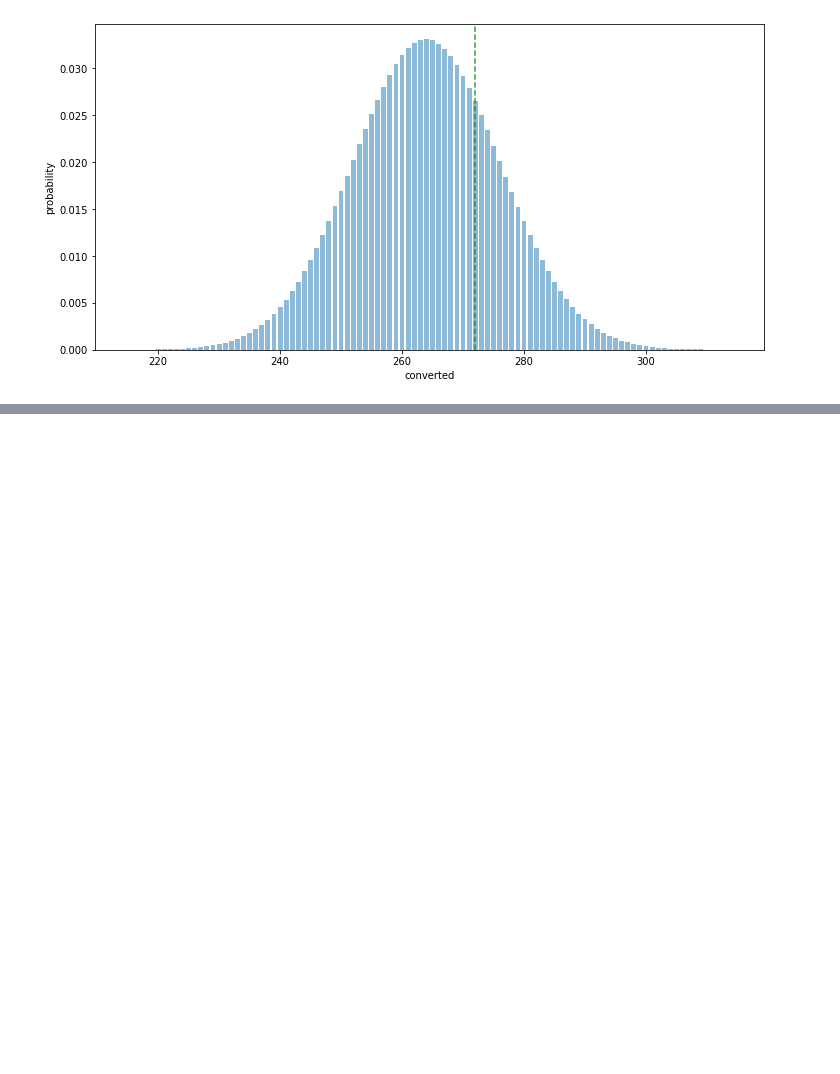
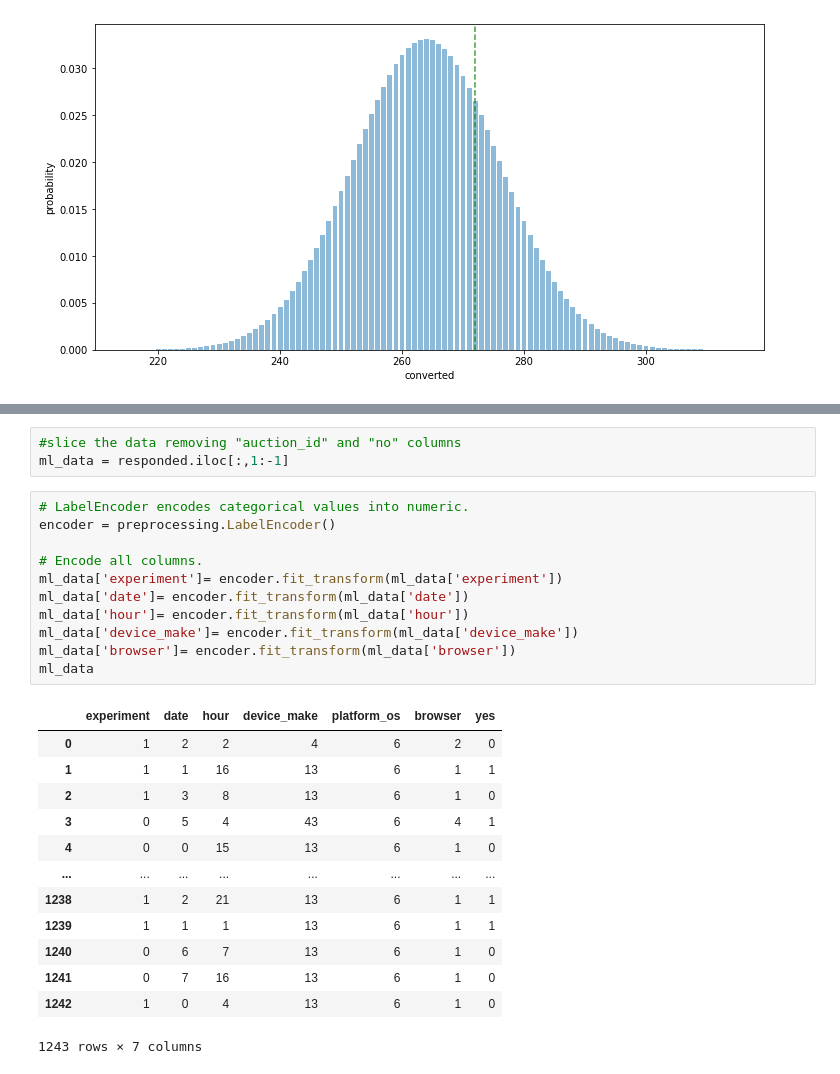
Before and after one commit to miz-ab/10xac_week_two_challenge, a Jupyter notebook: notebooks/Smart_Ad_.ipynb, the cells around one changed output, grey strips where cells are left out. Saved outputs shown, nothing was run; the diff lists cells and outputs as text; blank space fills up the shorter version.

```diff
--- a/notebooks/Smart_Ad_.ipynb
+++ b/notebooks/Smart_Ad_.ipynb
@@ -181,0 +276,28 @@ Text(0, 0.5, 'probability')
+# %%
+#slice the data removing "auction_id" and "no" columns
+ml_data = responded.iloc[:,1:-1]
+# %%
+# LabelEncoder encodes categorical values into numeric.
+encoder = preprocessing.LabelEncoder()
+
+# Encode all columns.
+ml_data['experiment']= encoder.fit_transform(ml_data['experiment'])
+ml_data['date']= encoder.fit_transform(ml_data['date'])
+ml_data['hour']= encoder.fit_transform(ml_data['hour'])
+ml_data['device_make']= encoder.fit_transform(ml_data['device_make'])
+ml_data['browser']= encoder.fit_transform(ml_data['browser'])
+ml_data
+# %% [output]
+|  | experiment | date | hour | device_make | platform_os | browser | yes |
+| 0 | 1 | 2 | 2 | 4 | 6 | 2 | 0 |
+| 1 | 1 | 1 | 16 | 13 | 6 | 1 | 1 |
+| 2 | 1 | 3 | 8 | 13 | 6 | 1 | 0 |
+| 3 | 0 | 5 | 4 | 43 | 6 | 4 | 1 |
+| 4 | 0 | 0 | 15 | 13 | 6 | 1 | 0 |
+| ... | ... | ... | ... | ... | ... | ... | ... |
+| 1238 | 1 | 2 | 21 | 13 | 6 | 1 | 1 |
+| 1239 | 1 | 1 | 1 | 13 | 6 | 1 | 1 |
+| 1240 | 0 | 6 | 7 | 13 | 6 | 1 | 0 |
+| 1241 | 0 | 7 | 16 | 13 | 6 | 1 | 0 |
+| 1242 | 1 | 0 | 4 | 13 | 6 | 1 | 0 |
+1243 rows × 7 columns
```
Also changed, not shown: parts of 9 cells of this notebook.
